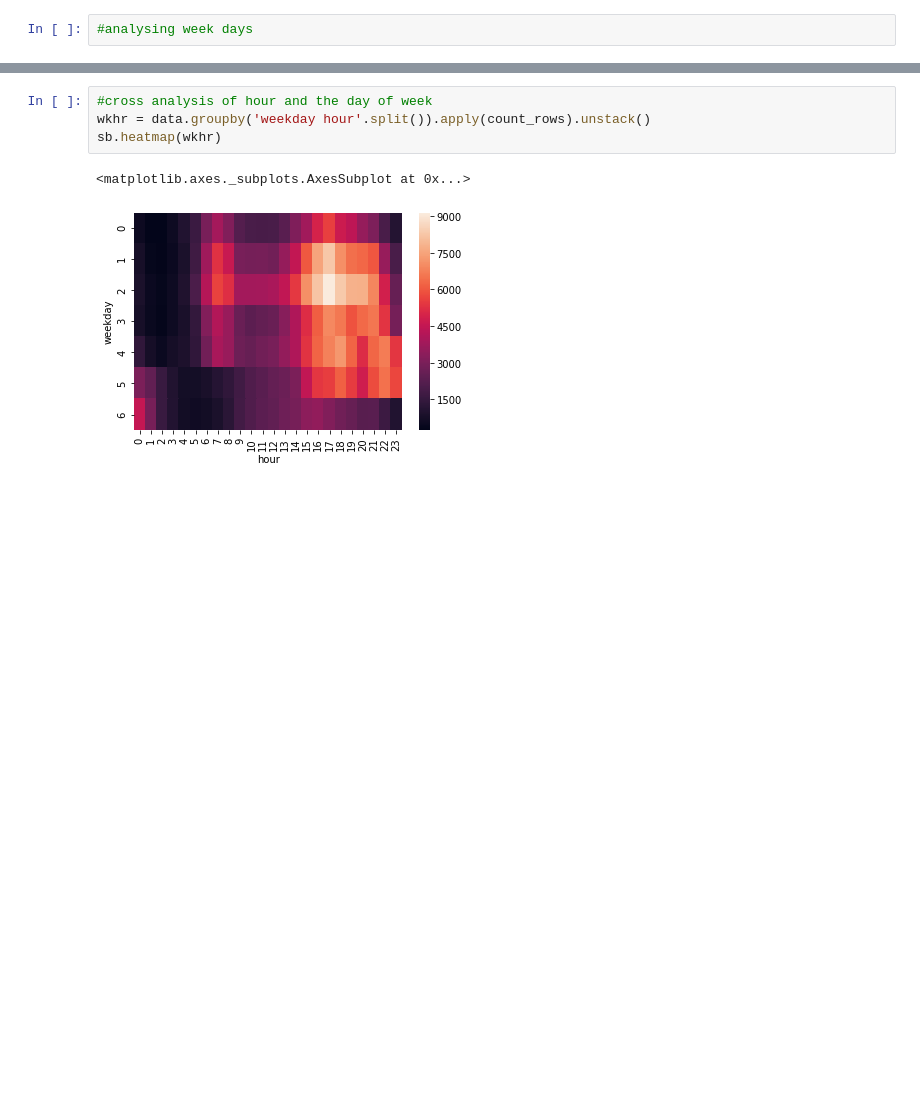
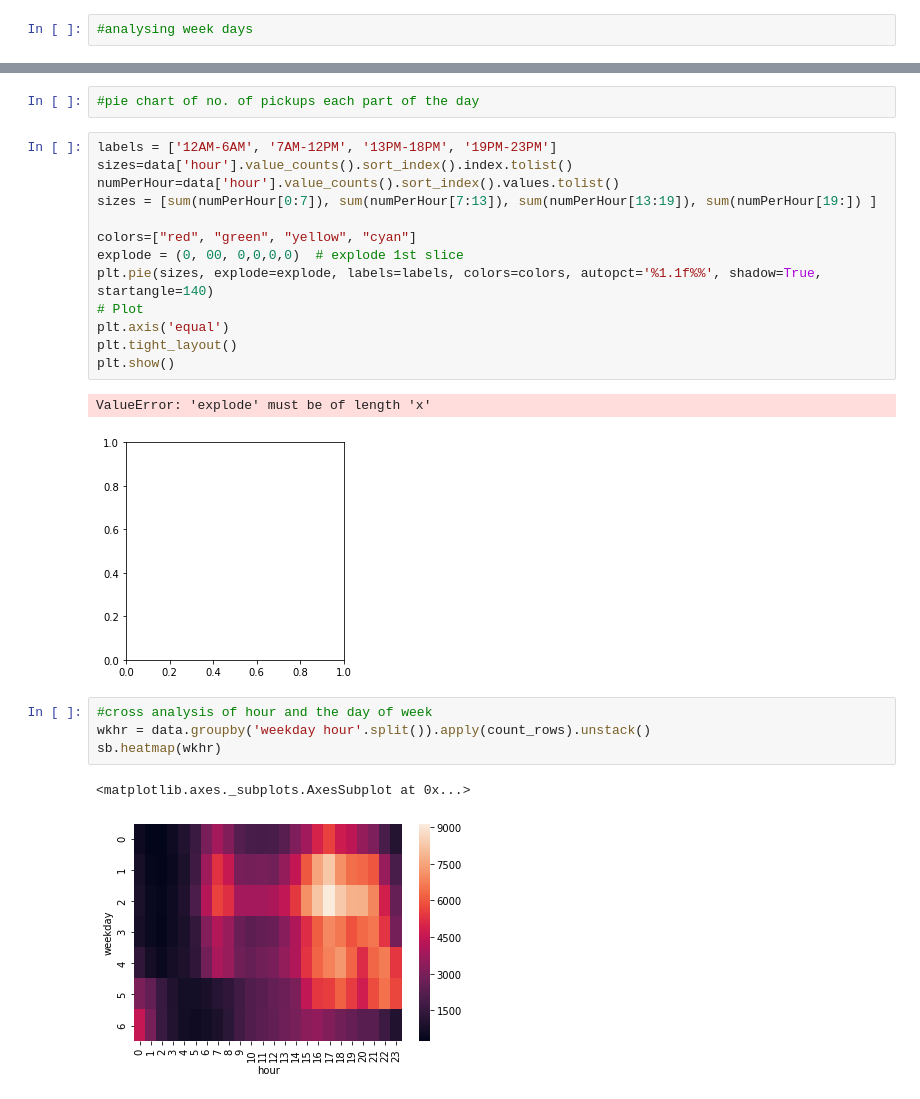
Before and after one commit to CrimsonSaber/Uber-DataAnalysis, a Jupyter notebook: Uber Analysis.ipynb, the cells around one changed output, grey strips where cells are left out. Cells and saved outputs as stored; diff of their text form; blank space fills up the shorter version.

```diff
--- a/Uber Analysis.ipynb
+++ b/Uber Analysis.ipynb
@@ -144,3 +158,21 @@ Text(0, 0.5, 'No. of Occurences')
+# %%
+#pie chart of no. of pickups each part of the day
+# %%
+labels = ['12AM-6AM', '7AM-12PM', '13PM-18PM', '19PM-23PM']
+sizes=data['hour'].value_counts().sort_index().index.tolist()
+numPerHour=data['hour'].value_counts().sort_index().values.tolist()
+sizes = [sum(numPerHour[0:7]), sum(numPerHour[7:13]), sum(numPerHour[13:19]), sum(numPerHour[19:]) ]
+
+colors=["red", "green", "yellow", "cyan"]
+explode = (0, 00, 0,0,0,0)  # explode 1st slice
+plt.pie(sizes, explode=explode, labels=labels, colors=colors, autopct='%1.1f%%', shadow=True, startangle=140)
+# Plot
+plt.axis('equal')
+plt.tight_layout()
+plt.show()
+# %% [output]
+ValueError: 'explode' must be of length 'x'
+[figure, added]
 # %%
 #cross analysis of hour and the day of week
 wkhr = data.groupby('weekday hour'.split()).apply(count_rows).unstack()
```
Also changed, not shown: parts of 7 cells of this notebook.
